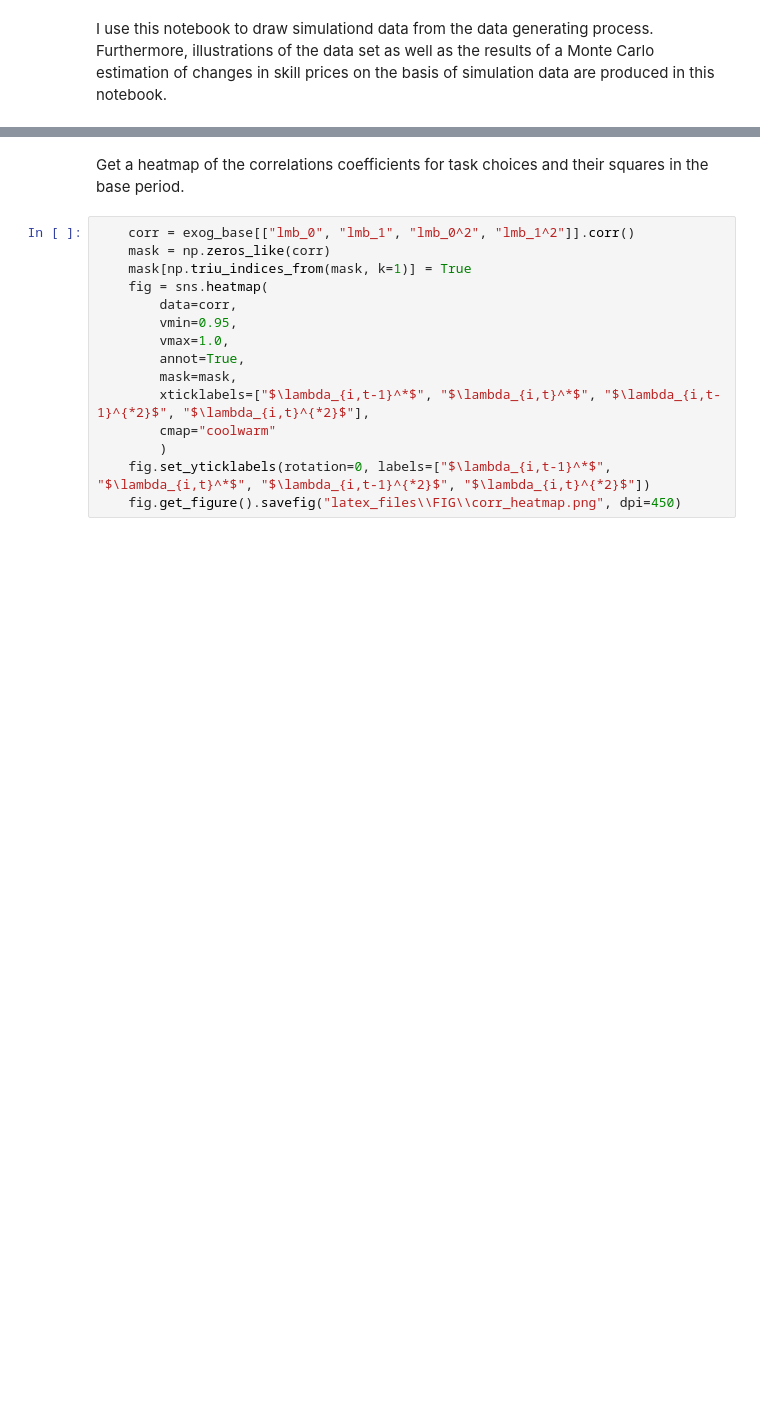
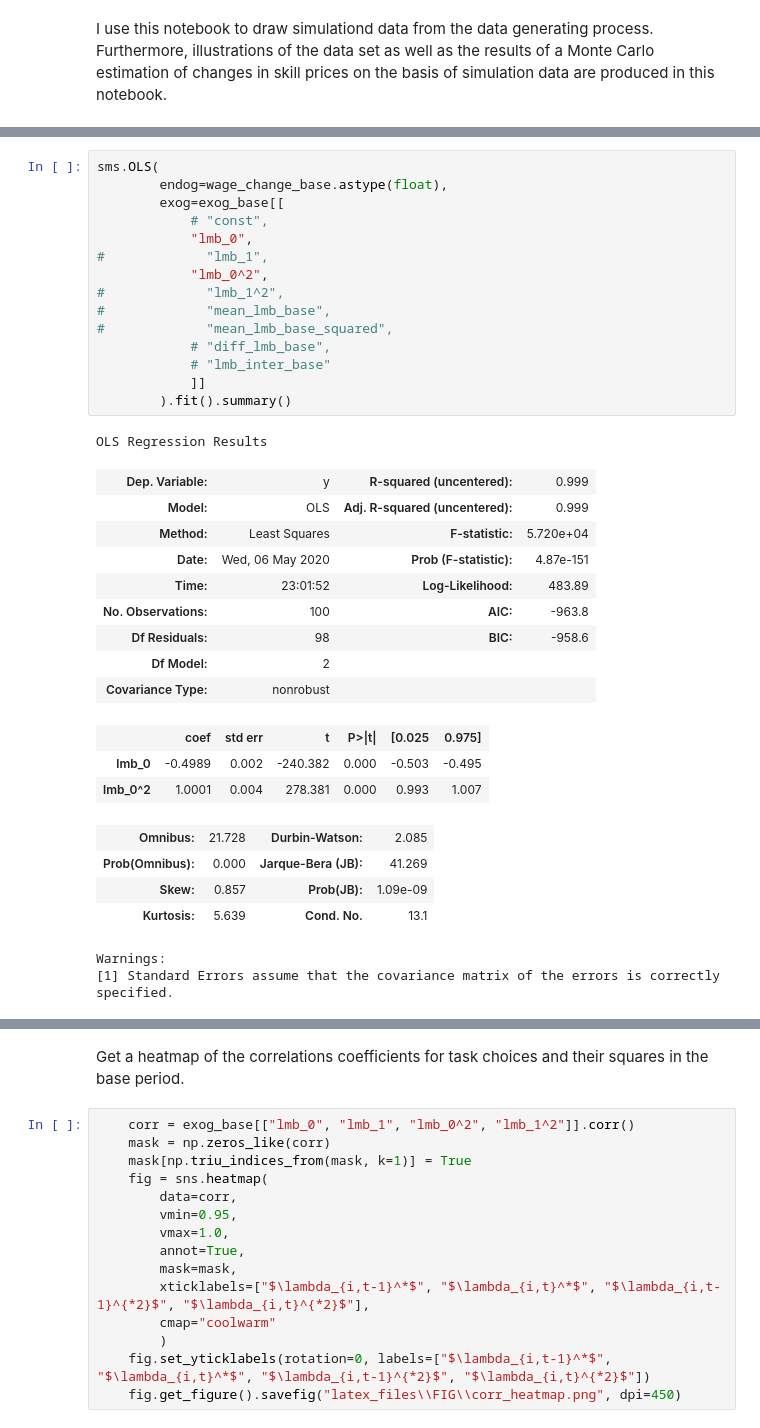
Before and after one commit to DaLueke/estimating_skill_prices, a Jupyter notebook: MC_simulation/simulation.ipynb, the cells around one changed output, grey strips where cells are left out. Saved outputs shown, nothing was run; the diff lists cells and outputs as text; blank space fills up the shorter version.

```diff
--- a/MC_simulation/simulation.ipynb
+++ b/MC_simulation/simulation.ipynb
@@ -163,0 +231,35 @@ for m in range(M):
+# %%
+sms.OLS(
+        endog=wage_change_base.astype(float),
+        exog=exog_base[[
+            # "const",
+            "lmb_0",
+#             "lmb_1",
+            "lmb_0^2",
+#             "lmb_1^2",
+#             "mean_lmb_base",
+#             "mean_lmb_base_squared",
+            # "diff_lmb_base",
+            # "lmb_inter_base"
+            ]]
+        ).fit().summary()
+# %% [output]
+OLS Regression Results
+| Dep. Variable: | y | R-squared (uncentered): | 0.999 |
+| Model: | OLS | Adj. R-squared (uncentered): | 0.999 |
+| Method: | Least Squares | F-statistic: | 5.720e+04 |
+| Date: | Wed, 06 May 2020 | Prob (F-statistic): | 4.87e-151 |
+| Time: | 23:01:52 | Log-Likelihood: | 483.89 |
+| No. Observations: | 100 | AIC: | -963.8 |
+| Df Residuals: | 98 | BIC: | -958.6 |
+| Df Model: | 2 |  |  |
+| Covariance Type: | nonrobust |  |  |
+|  | coef | std err | t | P>|t| | [0.025 | 0.975] |
+| lmb_0 | -0.4989 | 0.002 | -240.382 | 0.000 | -0.503 | -0.495 |
+| lmb_0^2 | 1.0001 | 0.004 | 278.381 | 0.000 | 0.993 | 1.007 |
+| Omnibus: | 21.728 | Durbin-Watson: | 2.085 |
+| Prob(Omnibus): | 0.000 | Jarque-Bera (JB): | 41.269 |
+| Skew: | 0.857 | Prob(JB): | 1.09e-09 |
+| Kurtosis: | 5.639 | Cond. No. | 13.1 |
+Warnings:
+[1] Standard Errors assume that the covariance matrix of the errors is correctly specified.
```
Also changed, not shown: parts of 12 cells of this notebook, 8 other files.
